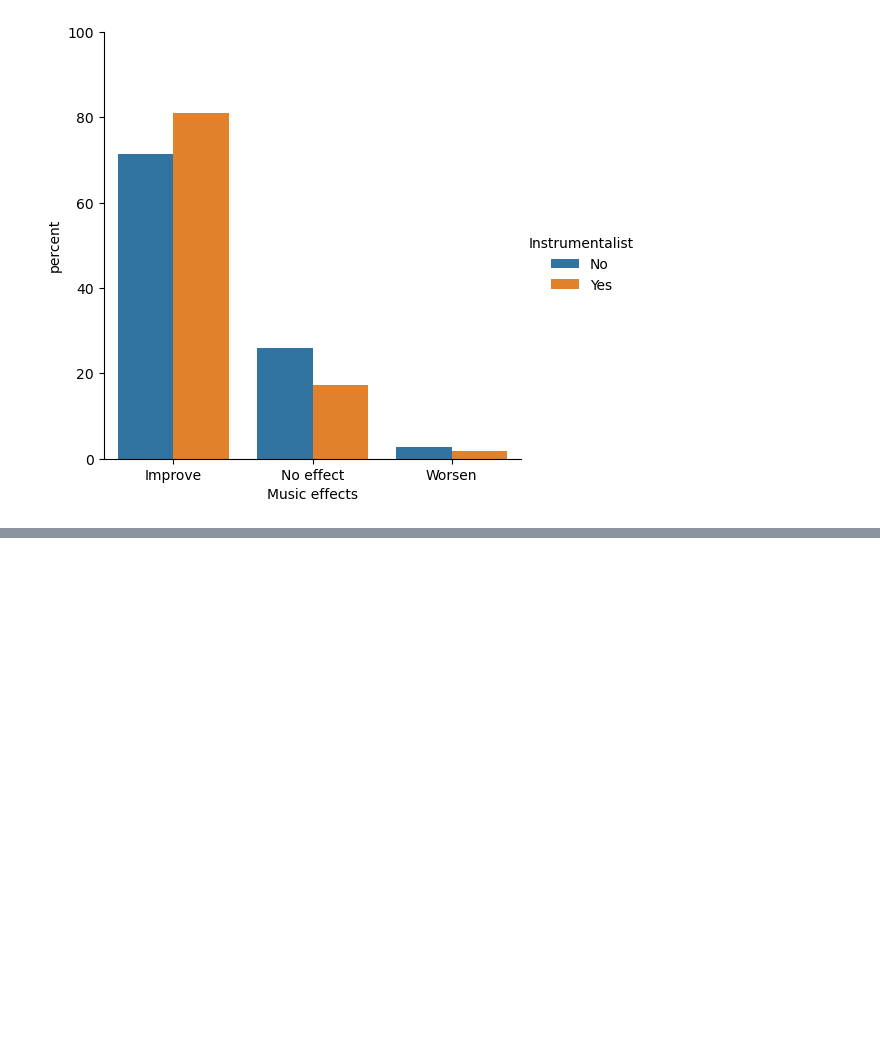
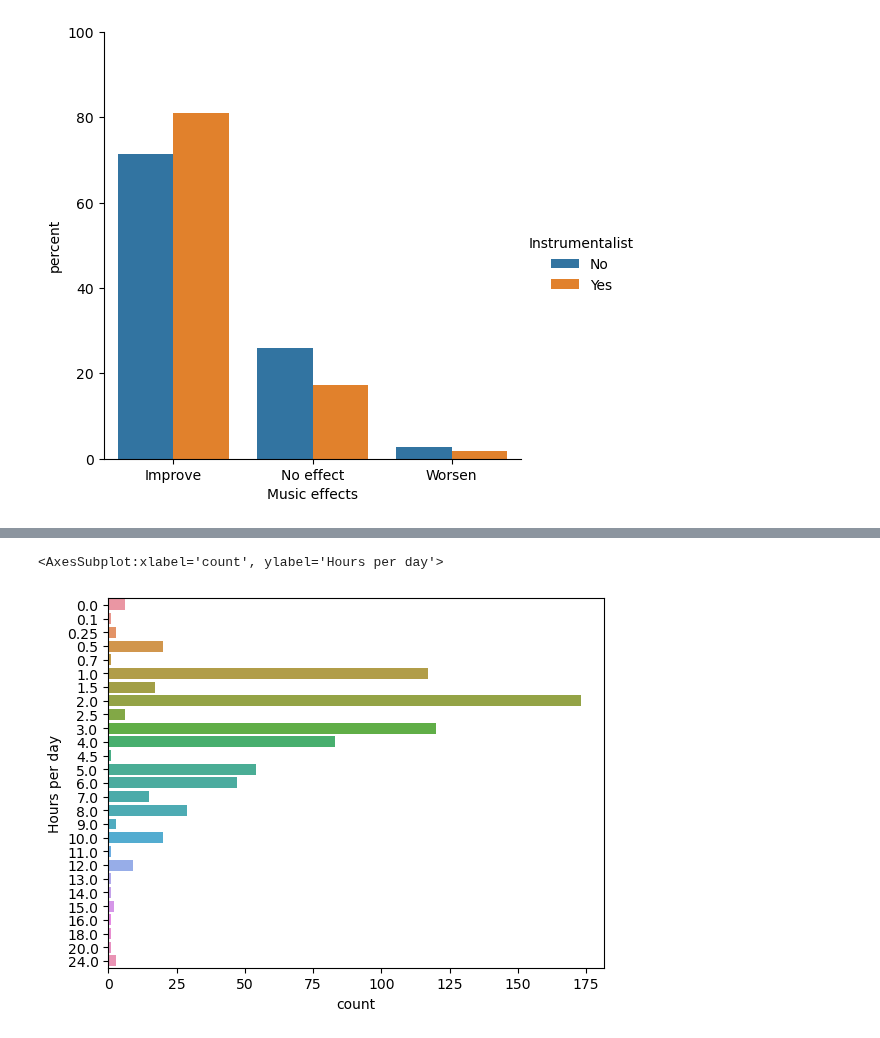
Before and after one commit to ubco-W2022T2-data301/project-group-group12, a Jupyter notebook: analysis/analysis1.ipynb, the cells around one changed output, grey strips where cells are left out. Saved outputs shown, nothing was run; the diff lists cells and outputs as text; code cells hidden in the pictures; blank space fills up the shorter version.

```diff
--- a/analysis/analysis1.ipynb
+++ b/analysis/analysis1.ipynb
@@ -171,0 +209,7 @@ sns.countplot(data=df, y='Music effects', hue='Composer', palette="magma")
+# %%
+# visualizing the distribution of music listened per day
+
+sns.countplot(y=dataset["Hours per day"])
+# %% [output]
+<AxesSubplot:xlabel='count', ylabel='Hours per day'>
+[figure, added]
```
Also changed, not shown: parts of 11 cells of this notebook.
